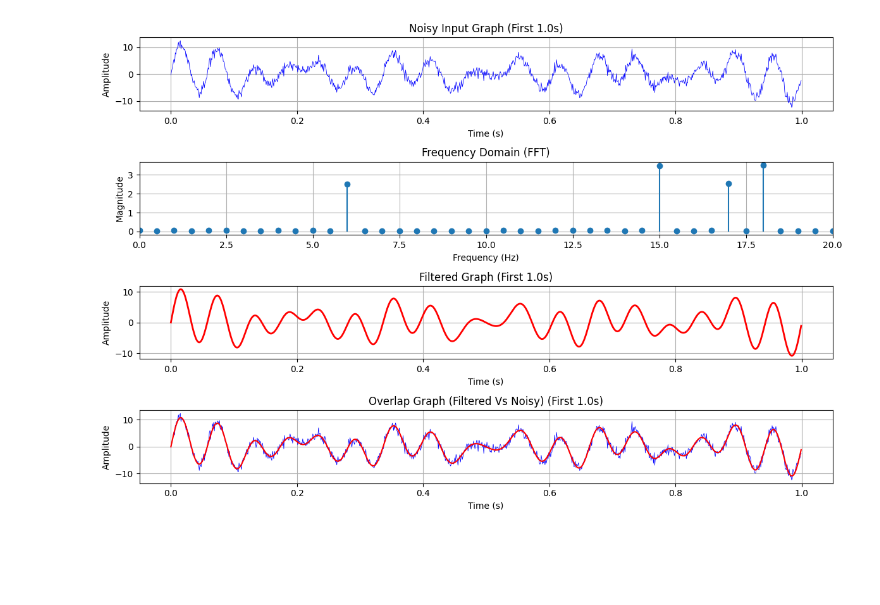
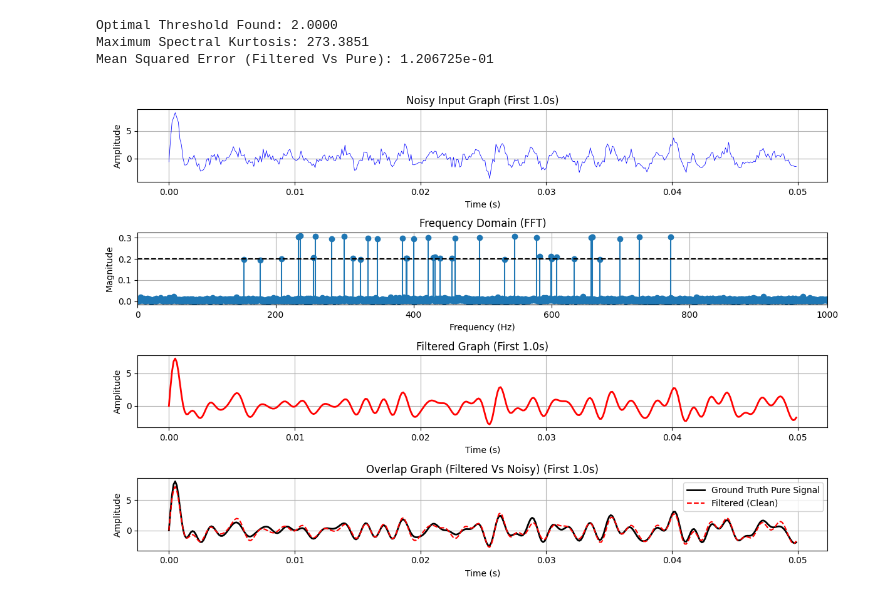
Before and after one commit to anveshshekhar/FourierErrorCorrection, a Jupyter notebook: FourierErrorCorrection.ipynb, the cells around one changed output. Saved outputs shown, nothing was run; the diff lists cells and outputs as text; code cells hidden in the pictures; blank space fills up the shorter version.

Commit message:
Capture notebook outputs for FourierErrorCorrection
Update FourierErrorCorrection.ipynb: bump execution_count and add stdout outputs from a run, recording computed metrics (Optimal Threshold Found: 2.0000; Maximum Spectral Kurtosis: 273.3851; Mean Squared Error (Filtered Vs Pure): 1.206725e-01). This persists the notebook execution results.

```diff
--- a/FourierErrorCorrection.ipynb
+++ b/FourierErrorCorrection.ipynb
@@ -3,18 +3,20 @@ import numpy as np
 import matplotlib.pyplot as plt
 from IPython.display import Latex,display
 
-samplerate = 1000
+samplerate = 8000
 duration = 2.0
 N = samplerate * duration
 
 t = np.linspace(0, duration, int(N), endpoint=False)
-freq1, freq2,freq3,freq4 = np.random.choice(range(1,20),4,replace=False)
-signal = (3.5 * np.sin(2 * np.pi * freq1 * t) +
-          2.5 * np.sin(2 * np.pi * freq2 * t) +
-          3.5 * np.sin(2 * np.pi * freq3 * t) +
-          2.5 * np.sin(2 * np.pi * freq4 * t) +
-          1.0 * np.random.normal(size=len(t)) )
-
+np.random.seed(42)
+num_freqs = 38
+frequencies = np.random.choice(range(100, 800), num_freqs, replace=False)
+amplitudes = np.array([0.3 if i % 2 == 0 else 0.2 for i in range(num_freqs)])
+sine_components = np.sin(2 * np.pi * frequencies[:, np.newaxis] * t)
+pure_signal = amplitudes @ sine_components
+noise_level = 5.0
+noise = (noise_level / 10.0) * np.random.normal(size=len(t))
+signal = pure_signal + noise
 
 fft_values = np.fft.fft(signal)
 fft_freqs = np.fft.fftfreq(len(signal), d=1/samplerate)
@@ -22,43 +24,66 @@ fft_freqs = np.fft.fftfreq(len(signal), d=1/samplerate)
 half_n = len(signal) // 2
 freq = fft_freqs[:half_n]
 magnitudes = np.abs(fft_values)[:half_n] * (2.0 / len(signal))
 full_magnitudes = np.abs(fft_values) * (2.0 / len(signal))
-cleanfft = fft_values.copy()
-noises = full_magnitudes < 0.5
-cleanfft[noises] = 0
-recarr = np.fft.ifft(cleanfft)
-recsignal = np.real(recarr)
+
+gate_thresholds = np.linspace(0.01, 2.0, 200)
+best_kurtosis = -float('inf')
+best_threshold = 0.0
+best_recsignal = None
+
+for threshold in gate_thresholds:
+    cleanfft = fft_values.copy()
+    noises = full_magnitudes < (threshold / 10.0)
+    cleanfft[noises] = 0
+    filtered_mags = np.abs(cleanfft)[:half_n] * (2.0 / len(signal))
+
+    from scipy.stats import kurtosis
+    current_kurtosis = kurtosis(filtered_mags)
+
+    if current_kurtosis > best_kurtosis:
+        best_kurtosis = current_kurtosis
+        best_threshold = threshold
+        best_recsignal = np.real(np.fft.ifft(cleanfft))
+
+final_mse = np.mean((pure_signal - best_recsignal) ** 2)
+print(f"Optimal Threshold Found: {best_threshold:.4f}")
+print(f"Maximum Spectral Kurtosis: {best_kurtosis:.4f}")
+print(f"Mean Squared Error (Filtered Vs Pure): {final_mse:.6e}")
+
 fig, ax, = plt.subplots(4, 1, figsize=(12, 8))
 
-ax[0].plot(t[:1000], signal[:1000], color='b',linewidth=0.55, label='Original (Noisy)')
+ax[0].plot(t[:400], signal[:400], color='b',linewidth=0.55, label='Original (Noisy)')
 ax[0].set_title('Noisy Input Graph (First 1.0s)')
 ax[0].set_xlabel('Time (s)')
 ax[0].set_ylabel('Amplitude')
 ax[0].grid(True)
 
-
 ax[1].stem(freq, magnitudes, basefmt=" ")
+ax[1].axhline(y=(best_threshold / 10.0), color='k', linestyle='--', linewidth=1.5)
 ax[1].set_title('Frequency Domain (FFT)')
 ax[1].set_xlabel('Frequency (Hz)')
 ax[1].set_ylabel('Magnitude')
-ax[1].set_xlim(0, 20)
+ax[1].set_xlim(0, 1000)
 ax[1].grid(True)
 
-ax[2].plot(t[:1000], recsignal[:1000], color='r', linewidth=2, label='Filtered (Clean)')
+ax[2].plot(t[:400], best_recsignal[:400], color='r', linewidth=2, label='Filtered (Clean)')
 ax[2].set_title('Filtered Graph (First 1.0s)')
 ax[2].set_xlabel('Time (s)')
 ax[2].set_ylabel('Amplitude')
 ax[2].grid(True)
 
-
-ax[3].plot(t[:1000], signal[:1000], color='b',linewidth=0.55, label='Original (Noisy)')
-ax[3].plot(t[:1000], recsignal[:1000], color='r', linewidth=1.5, label='Filtered (Clean)')
+ax[3].plot(t[:400], pure_signal[:400], color='k', linewidth=2.0, label='Ground Truth Pure Signal')
+ax[3].plot(t[:400], best_recsignal[:400], color='r', linewidth=1.5, linestyle='--', label='Filtered (Clean)')
 ax[3].set_title('Overlap Graph (Filtered Vs Noisy) (First 1.0s)')
 ax[3].set_xlabel('Time (s)')
 ax[3].set_ylabel('Amplitude')
+ax[3].legend(loc='upper right')
 ax[3].grid(True)
 
 plt.tight_layout()
 plt.show()
 # %% [output]
+Optimal Threshold Found: 2.0000
+Maximum Spectral Kurtosis: 273.3851
+Mean Squared Error (Filtered Vs Pure): 1.206725e-01
-[figure, old version]
+[figure, new version]
```
